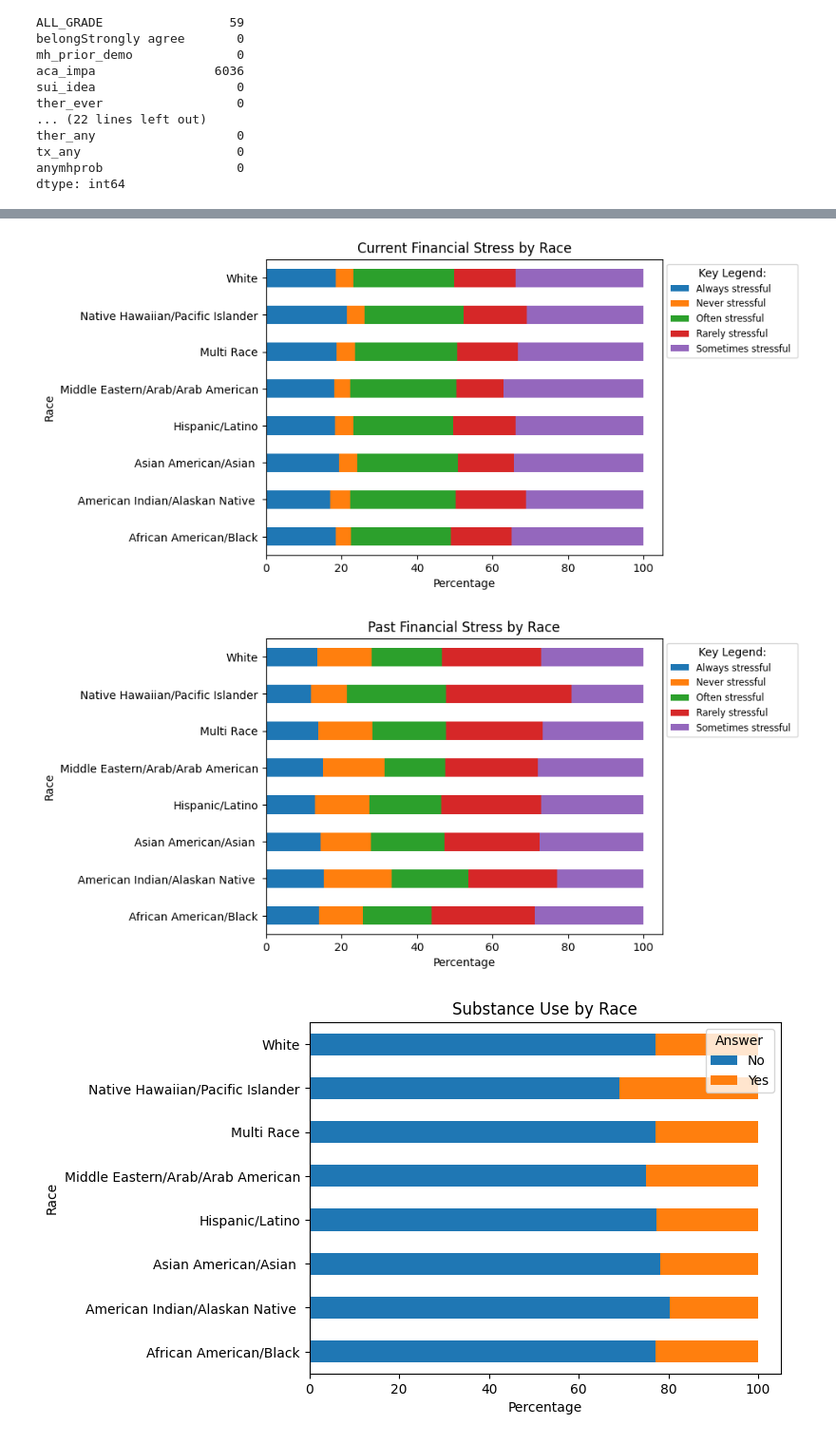
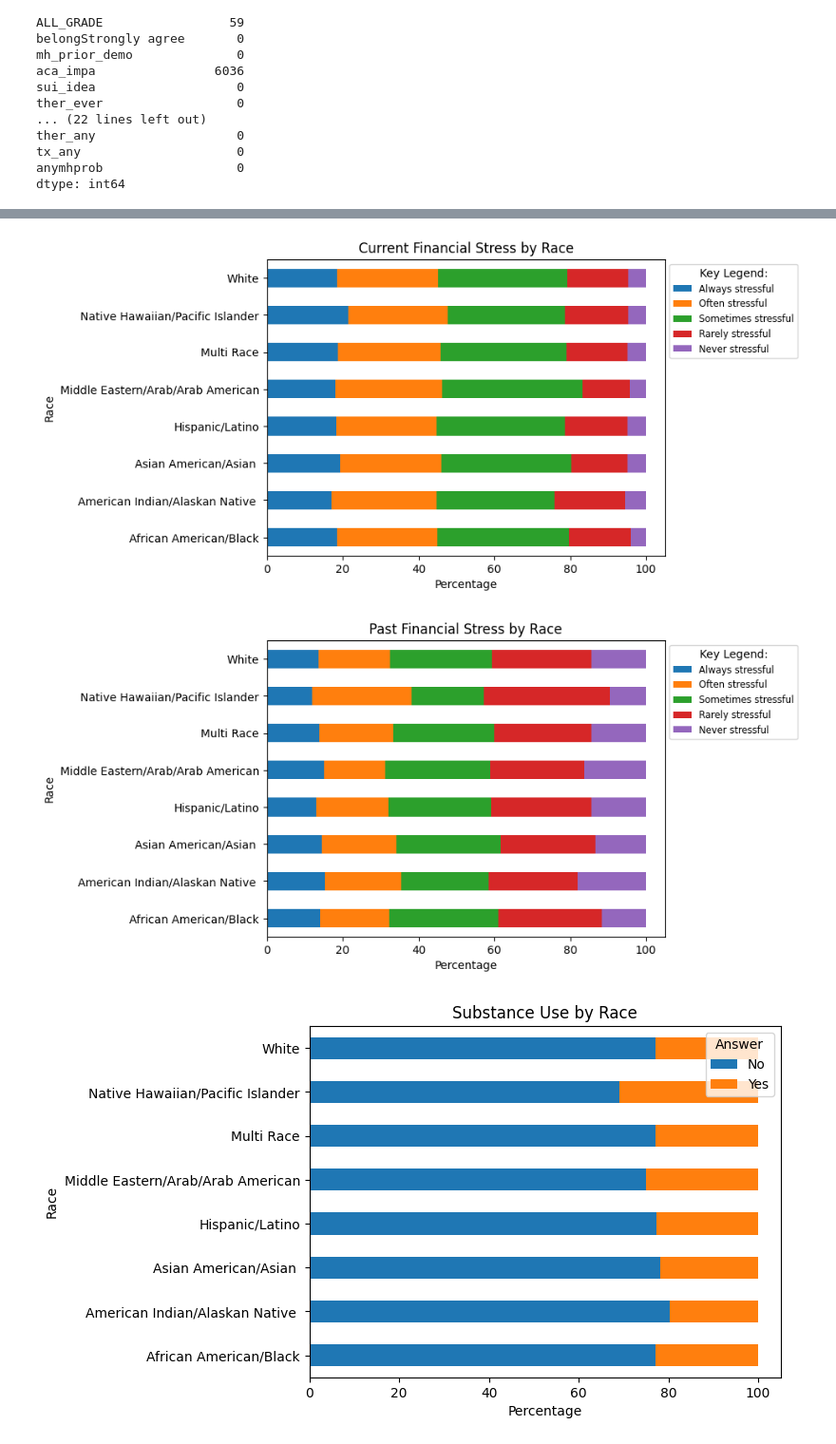
Before and after one commit to build-summer-2025/async-final-project-teal-quynh, a Jupyter notebook: final_project.ipynb, the cells around one changed output, grey strips where cells are left out. Shown at 95% size. Cells and saved outputs as stored; diff of their text form; code cells hidden in the pictures.

```diff
--- a/final_project.ipynb
+++ b/final_project.ipynb
@@ -91,30 +103,33 @@ plt.show()
 [figure]
 # %%
 # Question 2: Does financial status differ between racial groups for college students?
+categories = ['Always stressful', 'Often stressful', 'Sometimes stressful', 'Rarely stressful', 'Never stressful']
+data_by_race['fincur'] = pd.Categorical(data_by_race['fincur'], categories=categories, ordered=True)
 freq_table_FC = pd.crosstab(data_by_race['ALL_RACE'], data_by_race['fincur'])
 stacked_data_FC = freq_table_FC.apply(lambda x: x*100/sum(x), axis=1)
 stacked_data_FC.plot(kind="barh", stacked=True)
 plt.title('Current Financial Stress by Race')
 plt.xlabel('Percentage')
 plt.ylabel('Race')
 plt.xticks(rotation=0)
 plt.legend(title='Key Legend:',bbox_to_anchor=(1.0, 1.0),fontsize='small')
 plt.show()
 
+data_by_race['finpast'] = pd.Categorical(data_by_race['finpast'], categories=categories, ordered=True)
 freq_table_FP = pd.crosstab(data_by_race['ALL_RACE'], data_by_race['finpast'])
 stacked_data_FP = freq_table_FP.apply(lambda x: x*100/sum(x), axis=1)
 stacked_data_FP.plot(kind="barh", stacked=True)
 plt.title('Past Financial Stress by Race')
 plt.xlabel('Percentage')
 plt.ylabel('Race')
 plt.xticks(rotation=0)
 plt.legend(title='Key Legend:',bbox_to_anchor=(1.0, 1.0),fontsize='small')
 plt.show()
 
 ###how to move the ordering around
 # %% [output]
-[figure, old version]
+[figure, new version]
-[figure, old version]
+[figure, new version]
 # %%
 # Question 3: Does substance use differ between racial groups?
 freq_table_SU = pd.crosstab(data_by_race['ALL_RACE'], data_by_race['sub_any'])
```
Also changed, not shown: parts of 3 cells of this notebook, 18 other files.
